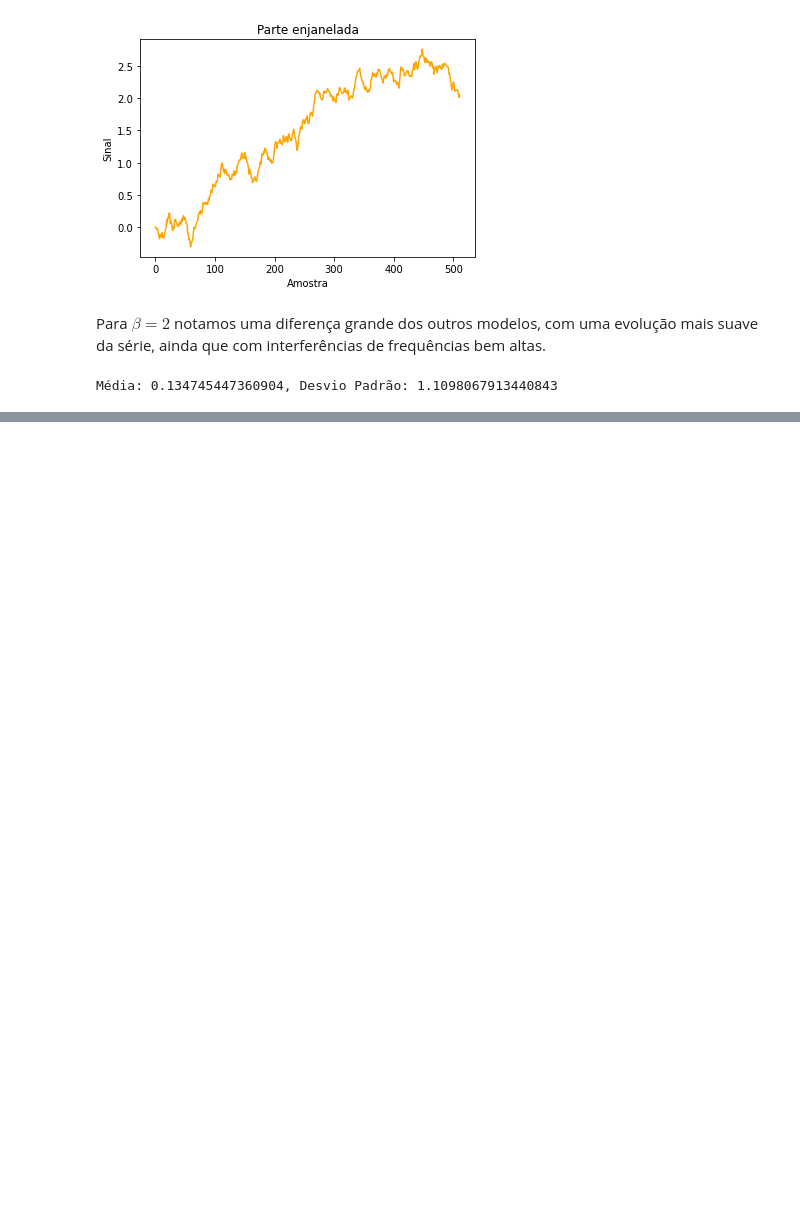
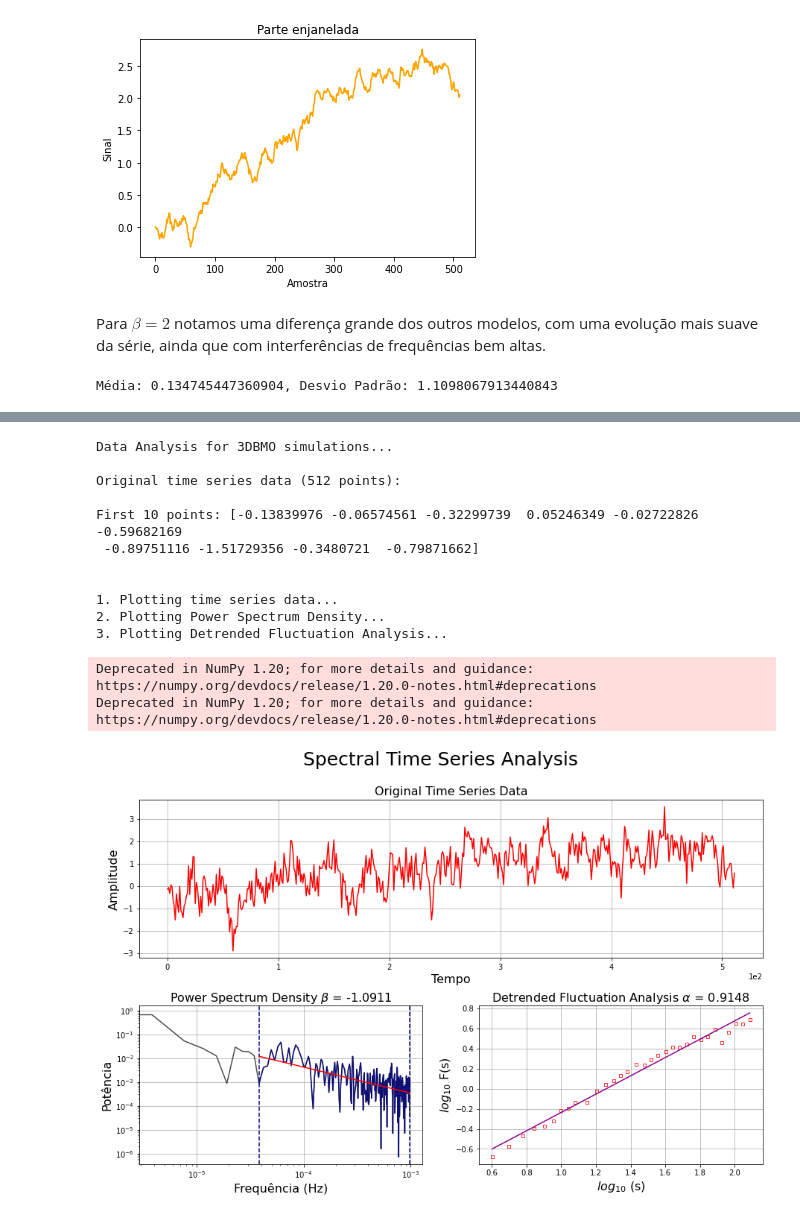
Before and after one commit to gioguarnieri/Materias_Doutorado_INPE, a Jupyter notebook: Estatística_Computacional/CAP417HandsOn3Giovanni.ipynb, the cells around one changed output, grey strips where cells are left out. Drawn from its saved outputs; the diff is of its cells as text; code cells hidden in the pictures; blank space fills up the shorter version.

```diff
--- a/Estatística_Computacional/CAP417HandsOn3Giovanni.ipynb
+++ b/Estatística_Computacional/CAP417HandsOn3Giovanni.ipynb
@@ -890,13 +889,13 @@ serie = serie2
 ymax = max(serie)
 ymin = min(serie)
 pos = list(serie).index(ymax)
-window_serie = serie[pos-448:pos+64]
-wmin = min(window_serie)
-wmax = max(window_serie)
+window_serie2 = serie[pos-448:pos+64]
+wmin = min(window_serie2)
+wmax = max(window_serie2)
 plt.figure(figsize = (16,10))
 plt.title("Enjanelamento da série para beta = 2")
 plt.plot(serie)
-plt.plot(range(pos-448, pos+64), window_serie)
+plt.plot(range(pos-448, pos+64), window_serie2)
 plt.vlines(pos-448, wmin, wmax)
 plt.vlines(pos-320, wmin, wmax)
 plt.vlines(pos-192, wmin, wmax)
@@ -967,0 +992,18 @@ Média: 0.134745447360904, Desvio Padrão: 1.1098067913440843
+# %%
+alfa, b = graficos(window_serie2)
+gamma1.append(2/7*(alfa-b))
+# %% [output]
+Data Analysis for 3DBMO simulations...
+
+Original time series data (512 points):
+
+First 10 points: [-0.13839976 -0.06574561 -0.32299739  0.05246349 -0.02722826 -0.59682169
+ -0.89751116 -1.51729356 -0.3480721  -0.79871662]
+
+
+1. Plotting time series data...
+2. Plotting Power Spectrum Density...
+3. Plotting Detrended Fluctuation Analysis...
+Deprecated in NumPy 1.20; for more details and guidance: https://numpy.org/devdocs/release/1.20.0-notes.html#deprecations
+Deprecated in NumPy 1.20; for more details and guidance: https://numpy.org/devdocs/release/1.20.0-notes.html#deprecations
+[figure, added]
```
Also changed, not shown: parts of 21 cells of this notebook.
